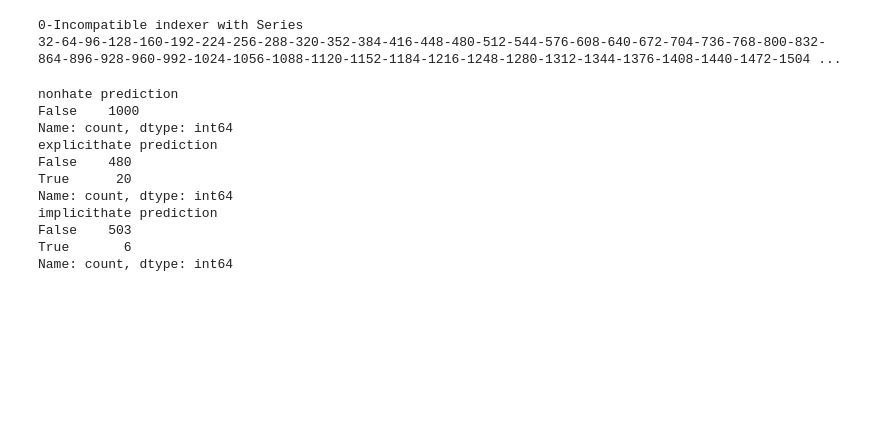
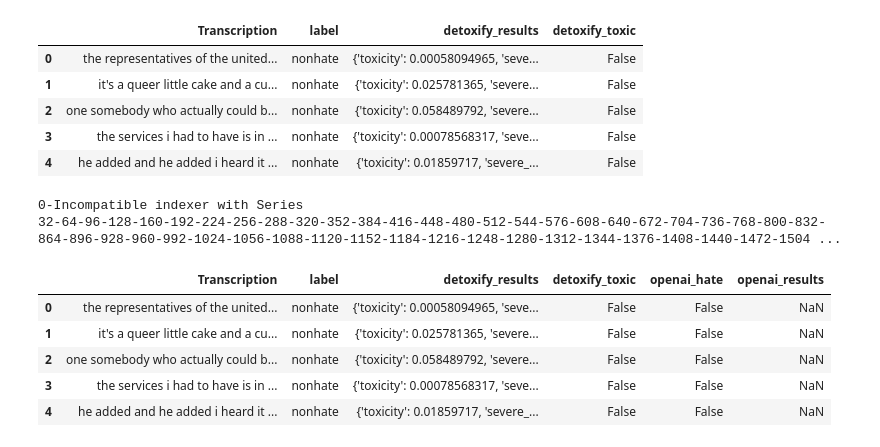
Before and after one commit to omkar-334/HateMM-benchmarks, a Jupyter notebook: moderation.ipynb, the cells around one changed output. Drawn from its saved outputs; the diff is of its cells as text; code cells hidden in the pictures; blank space fills up the shorter version.

```diff
--- a/moderation.ipynb
+++ b/moderation.ipynb
@@ -20,0 +28,4 @@ df.to_csv("transcripts/all_transcriptions.csv", index=False)
+# %%
+import pandas as pd
+
+df = pd.read_csv("all_transcriptions.csv").fillna("")
@@ -21,43 +44,44 @@ df.to_csv("transcripts/all_transcriptions.csv", index=False)
+# %%
+df.head()
+# %% [output]
+|  | Transcription | label | detoxify_results | detoxify_toxic |
+| 0 | the representatives of the united... | nonhate | {'toxicity': 0.00058094965, 'seve... | False |
+| 1 | it's a queer little cake and a cu... | nonhate | {'toxicity': 0.025781365, 'severe... | False |
+| 2 | one somebody who actually could b... | nonhate | {'toxicity': 0.058489792, 'severe... | False |
+| 3 | the services i had to have is in ... | nonhate | {'toxicity': 0.00078568317, 'seve... | False |
+| 4 | he added and he added i heard it ... | nonhate | {'toxicity': 0.01859717, 'severe_... | False |
 # %%
-import os
 import time
 
 import openai
 import pandas as pd
-from dotenv import load_dotenv
 
-load_dotenv()
-
-openai.api_key = os.getenv("OPENAI_API_KEY")
+openai.api_key = ""
 
 
-def moderate_df(df, text_column="Transcription", batch_size=32, only_na=True):
-    # Select rows to process (only NA values if only_na=True)
-    df_to_process = df[df["prediction"].isna()] if only_na else df
+def moderate_df(df, text_column="Transcription", batch_size=32):
 
-    for i in range(0, len(df_to_process), batch_size):
+    for i in range(0, len(df), batch_size):
         print(i, end="-")
-        batch = df_to_process.iloc[i : i + batch_size]  # Select batch
-        texts = batch[text_column].tolist()  # Extract text column
+        batch = df.iloc[i : i + batch_size]
+        texts = batch[text_column].tolist()
 
         try:
             response = openai.moderations.create(input=texts)
             results = response.model_dump()["results"]
             hateflags = [i["categories"]["hate"] for i in results]
 
-            # Assign predictions directly using df.at
             for idx, flag in zip(batch.index, hateflags):
-                df.at[idx, "prediction"] = flag
+                df.at[idx, "openai_hate"] = flag
 
             for idx, result in zip(batch.index, results):
-                df.at[idx, "result"] = result
+                df.at[idx, "openai_results"] = result
 
-            time.sleep(2)  # Respect API rate limits
+            time.sleep(2)
 
         except Exception as e:
             print(e)
             time.sleep(10)
             continue
-
     return df
 # %%
@@ -66,30 +89,3 @@ mdf = moderate_df(df, text_column="Transcription", batch_size=32)
 # %% [output]
 0-Incompatible indexer with Series
 32-64-96-128-160-192-224-256-288-320-352-384-416-448-480-512-544-576-608-640-672-704-736-768-800-832-864-896-928-960-992-1024-1056-1088-1120-1152-1184-1216-1248-1280-1312-1344-1376-1408-1440-1472-1504 ...
-# %%
-# print each with printing label also
-# read the pickle file first
-import pickle
-
-# with open("moderated_df.pkl", "wb") as f:
-#     pickle.dump(mdf, f)
-# read the pickle file first
-with open("moderated_df.pkl", "rb") as f:
-    mdf = pickle.load(f)
-print("nonhate", mdf[mdf["label"] == "nonhate"].prediction.value_counts())
-print("explicithate", mdf[mdf["label"] == "explicithate"].prediction.value_counts())
-print("implicithate", mdf[mdf["label"] == "implicithate"].prediction.value_counts())
-
-# mdf[mdf['label']=='nonhate'].prediction.value_counts(), mdf[mdf["label"] == "explicithate"].prediction.value_counts(), mdf[mdf["label"] == "implicithate"].prediction.value_counts()
-# %% [output]
-nonhate prediction
-False    1000
-Name: count, dtype: int64
-explicithate prediction
-False    480
-True      20
-Name: count, dtype: int64
-implicithate prediction
-False    503
-True       6
-Name: count, dtype: int64
@@ -105,0 +92,9 @@ df = pd.read_csv("hate_speech_annotations_highkappa.csv")
+# %%
+mdf.head()
+# %% [output]
+|  | Transcription | label | detoxify_results | detoxify_toxic | openai_hate | openai_results |
+| 0 | the representatives of the united... | nonhate | {'toxicity': 0.00058094965, 'seve... | False | False | NaN |
+| 1 | it's a queer little cake and a cu... | nonhate | {'toxicity': 0.025781365, 'severe... | False | False | NaN |
+| 2 | one somebody who actually could b... | nonhate | {'toxicity': 0.058489792, 'severe... | False | False | NaN |
+| 3 | the services i had to have is in ... | nonhate | {'toxicity': 0.00078568317, 'seve... | False | False | NaN |
+| 4 | he added and he added i heard it ... | nonhate | {'toxicity': 0.01859717, 'severe_... | False | False | NaN |
```
Also changed, not shown: parts of 15 cells of this notebook, 1 other file.
